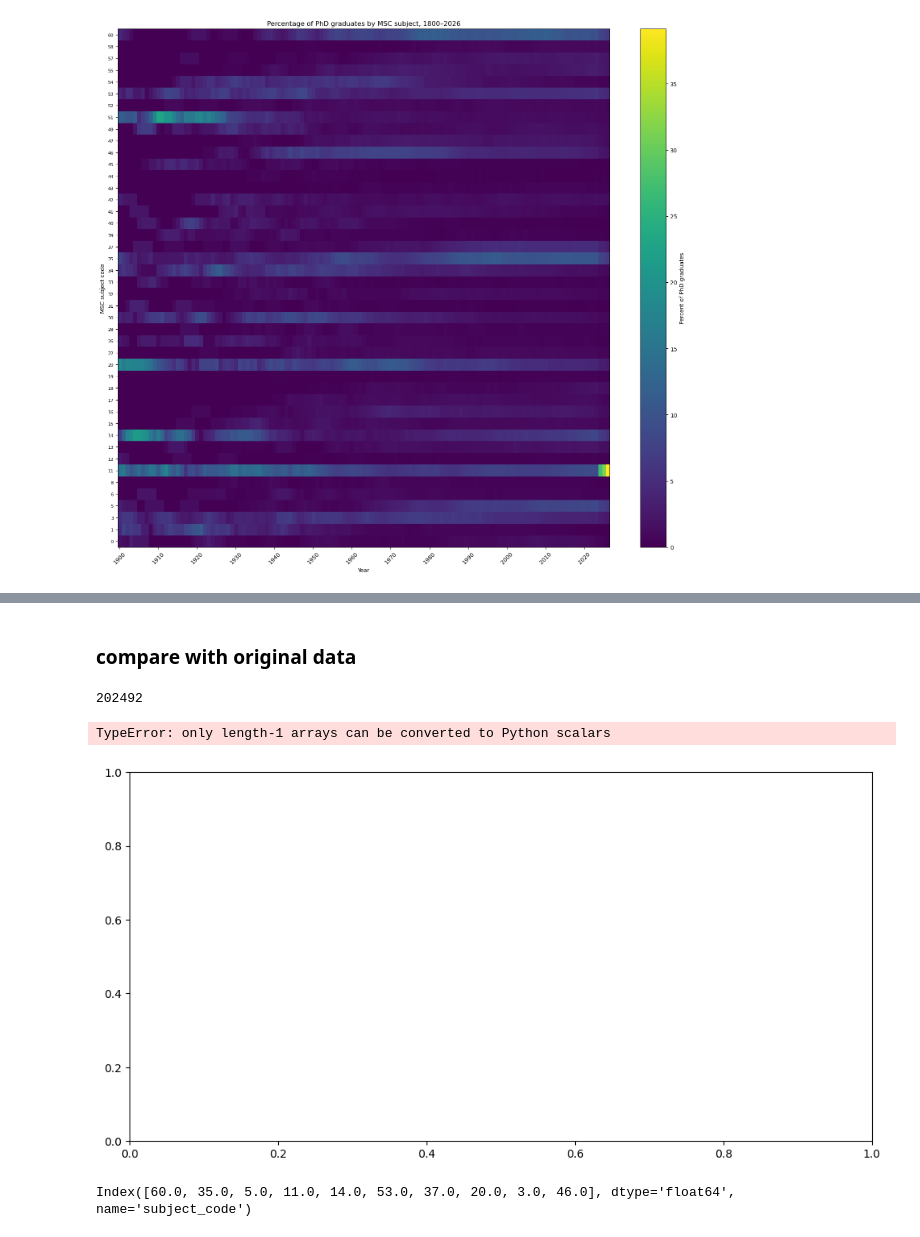
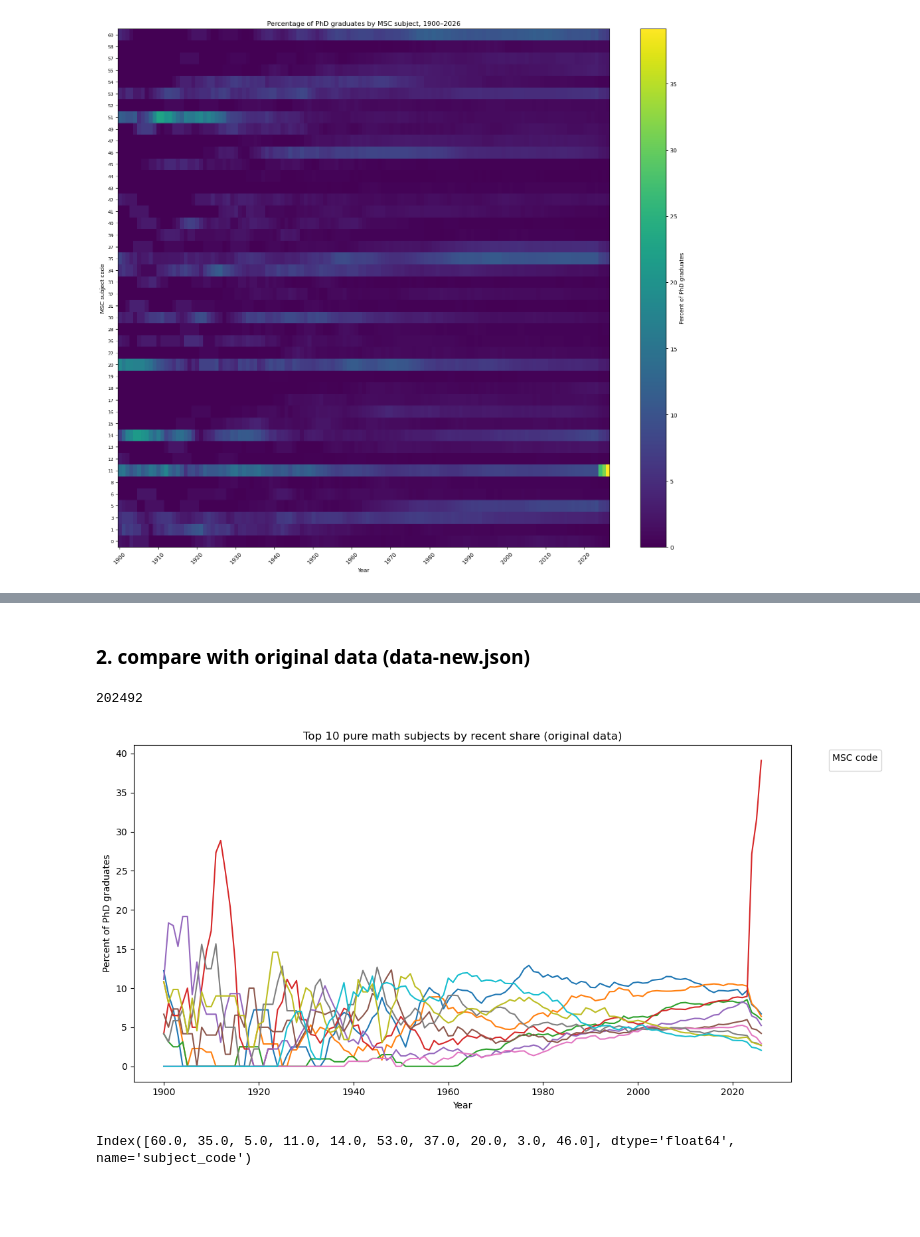
Before and after one commit to Erdos-Projects/summer26-math-genealogy, a Jupyter notebook: notebooks/subject_analysis-Yilong/subject_EDA.ipynb, the cells around one changed output, grey strips where cells are left out. Drawn from its saved outputs; the diff is of its cells as text; code cells hidden in the pictures; blank space fills up the shorter version.

Commit message:
update subject analyisis EDA

```diff
--- a/notebooks/subject_analysis-Yilong/subject_EDA.ipynb
+++ b/notebooks/subject_analysis-Yilong/subject_EDA.ipynb
@@ -225,5 +173,5 @@ plt.show()
 # %% [markdown]
-### compare with original data
+### 2. compare with original data (data-new.json)
 # %%
 #create DataFrame with subject_code given from mgp
 nodes_0=nodes[(~nodes['subject_code'].isna())&(nodes['predicted_subject_code'].isna())]
@@ -255,28 +203,27 @@ share = counts.div(year_totals, axis=1) * 100
 # %%
 top10 = share.loc[:, 2000:2025].mean(axis=1).sort_values(ascending=False).head(10).index
 
 share_top10 = share.loc[top10].T
 share_top10_smooth = share_top10.rolling(5, center=True, min_periods=1).mean()
 
 fig, ax = plt.subplots(figsize=(12, 6))
 
 for code in top10:
     ax.plot(
         share_top10_smooth.index,
         share_top10_smooth[code],
-        label=str(int(codes))
+        #label=str(int(codes))
     )
 
 ax.set_xlabel("Year")
 ax.set_ylabel("Percent of PhD graduates")
-ax.set_title("Top 10 pure math subjects by recent share")
+ax.set_title("Top 10 pure math subjects by recent share (original data)")
 ax.legend(title="MSC code", bbox_to_anchor=(1.05, 1), loc="upper left")
 
 plt.tight_layout()
 plt.show()
 # %% [output]
-TypeError: only length-1 arrays can be converted to Python scalars
-[figure, old version]
+[figure, new version]
 # %%
 top10
 # %% [output]
```
Also changed, not shown: parts of 31 cells of this notebook.
